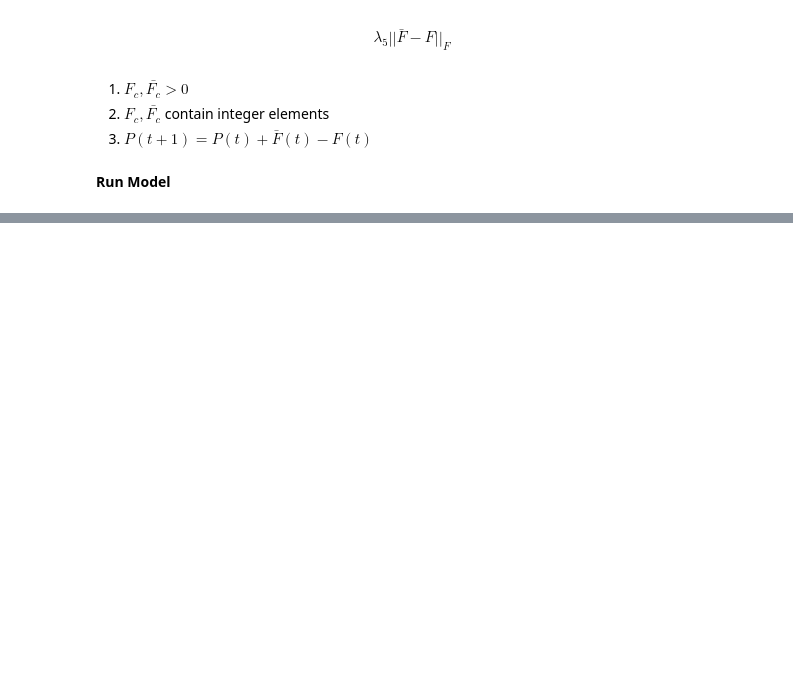
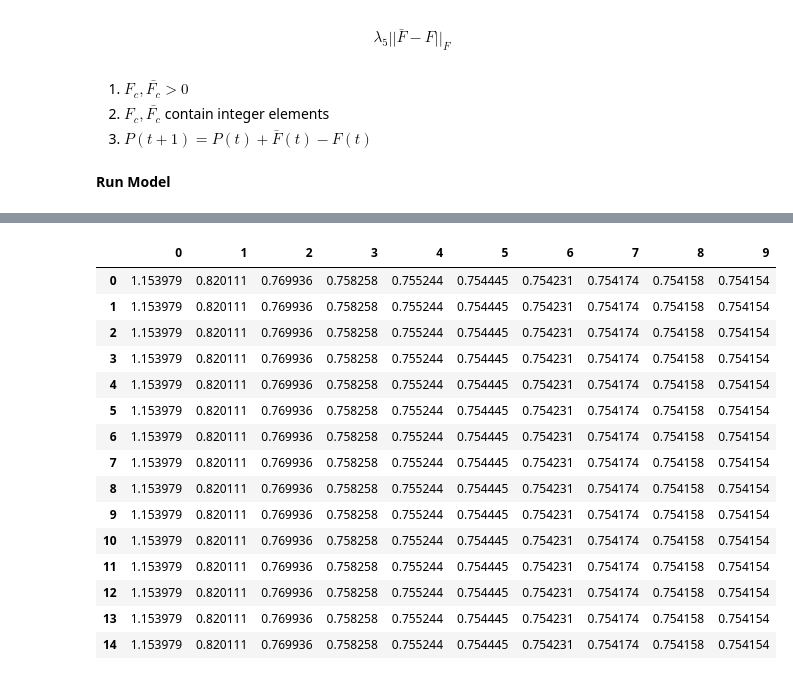
Before and after one commit to ct-spec-res/ev-load-forecast-nyc, a Jupyter notebook: src/automated-traffic-counts/1.0-mds-combined-node.ipynb, the cells around one changed output, grey strips where cells are left out. Saved outputs shown, nothing was run; the diff lists cells and outputs as text; code cells hidden in the pictures; blank space fills up the shorter version.

```diff
--- a/src/automated-traffic-counts/1.0-mds-combined-node.ipynb
+++ b/src/automated-traffic-counts/1.0-mds-combined-node.ipynb
@@ -126,16 +131,16 @@ s.t.
 2. $F_c, \bar{F_c}$ contain integer elements
 3. $P(t+1) = P(t) + \bar{F}(t) - F(t)$
 # %%
-# ## Fake data
-# # Create a 2D array of random integers
-# random_array = np.random.randint(100, size=(15, 10)).astype(float)
+## Fake data
+# Create a 2D array of random integers
+random_array = np.random.randint(100, size=(15, 10)).astype(float)
 
-# # Replace a random percentage of values with NaN
-# nan_percentage = 0.1  # 20% of values will be NaN
-# nan_count = int(nan_percentage * random_array.size)
+# Replace a random percentage of values with NaN
+nan_percentage = 0.1  # 20% of values will be NaN
+nan_count = int(nan_percentage * random_array.size)
 
-# random_indices = np.random.choice(range(random_array.size), replace=False, size=int(random_array.size * 0.2))
-# random_array.flat[random_indices] = -1
+random_indices = np.random.choice(range(random_array.size), replace=False, size=int(random_array.size * 0.2))
+random_array.flat[random_indices] = -1
 
-# F_in = random_array
+F_in = random_array
 # %%
@@ -154,5 +158,0 @@ s.t.
-# %%
-F_in = inbound_flow.to_numpy()
-F_out = outbound_flow.to_numpy()
-
-F_in.shape
@@ -226,0 +236,19 @@ problem.solve()
+# %%
+pd.DataFrame(F_in_c.value)
+# %% [output]
+|  | 0 | 1 | 2 | 3 | 4 | 5 | 6 | 7 | 8 | 9 |
+| 0 | 1.153979 | 0.820111 | 0.769936 | 0.758258 | 0.755244 | 0.754445 | 0.754231 | 0.754174 | 0.754158 | 0.754154 |
+| 1 | 1.153979 | 0.820111 | 0.769936 | 0.758258 | 0.755244 | 0.754445 | 0.754231 | 0.754174 | 0.754158 | 0.754154 |
+| 2 | 1.153979 | 0.820111 | 0.769936 | 0.758258 | 0.755244 | 0.754445 | 0.754231 | 0.754174 | 0.754158 | 0.754154 |
+| 3 | 1.153979 | 0.820111 | 0.769936 | 0.758258 | 0.755244 | 0.754445 | 0.754231 | 0.754174 | 0.754158 | 0.754154 |
+| 4 | 1.153979 | 0.820111 | 0.769936 | 0.758258 | 0.755244 | 0.754445 | 0.754231 | 0.754174 | 0.754158 | 0.754154 |
+| 5 | 1.153979 | 0.820111 | 0.769936 | 0.758258 | 0.755244 | 0.754445 | 0.754231 | 0.754174 | 0.754158 | 0.754154 |
+| 6 | 1.153979 | 0.820111 | 0.769936 | 0.758258 | 0.755244 | 0.754445 | 0.754231 | 0.754174 | 0.754158 | 0.754154 |
+| 7 | 1.153979 | 0.820111 | 0.769936 | 0.758258 | 0.755244 | 0.754445 | 0.754231 | 0.754174 | 0.754158 | 0.754154 |
+| 8 | 1.153979 | 0.820111 | 0.769936 | 0.758258 | 0.755244 | 0.754445 | 0.754231 | 0.754174 | 0.754158 | 0.754154 |
+| 9 | 1.153979 | 0.820111 | 0.769936 | 0.758258 | 0.755244 | 0.754445 | 0.754231 | 0.754174 | 0.754158 | 0.754154 |
+| 10 | 1.153979 | 0.820111 | 0.769936 | 0.758258 | 0.755244 | 0.754445 | 0.754231 | 0.754174 | 0.754158 | 0.754154 |
+| 11 | 1.153979 | 0.820111 | 0.769936 | 0.758258 | 0.755244 | 0.754445 | 0.754231 | 0.754174 | 0.754158 | 0.754154 |
+| 12 | 1.153979 | 0.820111 | 0.769936 | 0.758258 | 0.755244 | 0.754445 | 0.754231 | 0.754174 | 0.754158 | 0.754154 |
+| 13 | 1.153979 | 0.820111 | 0.769936 | 0.758258 | 0.755244 | 0.754445 | 0.754231 | 0.754174 | 0.754158 | 0.754154 |
+| 14 | 1.153979 | 0.820111 | 0.769936 | 0.758258 | 0.755244 | 0.754445 | 0.754231 | 0.754174 | 0.754158 | 0.754154 |
```
Also changed, not shown: parts of 8 cells of this notebook, 1 other file.
